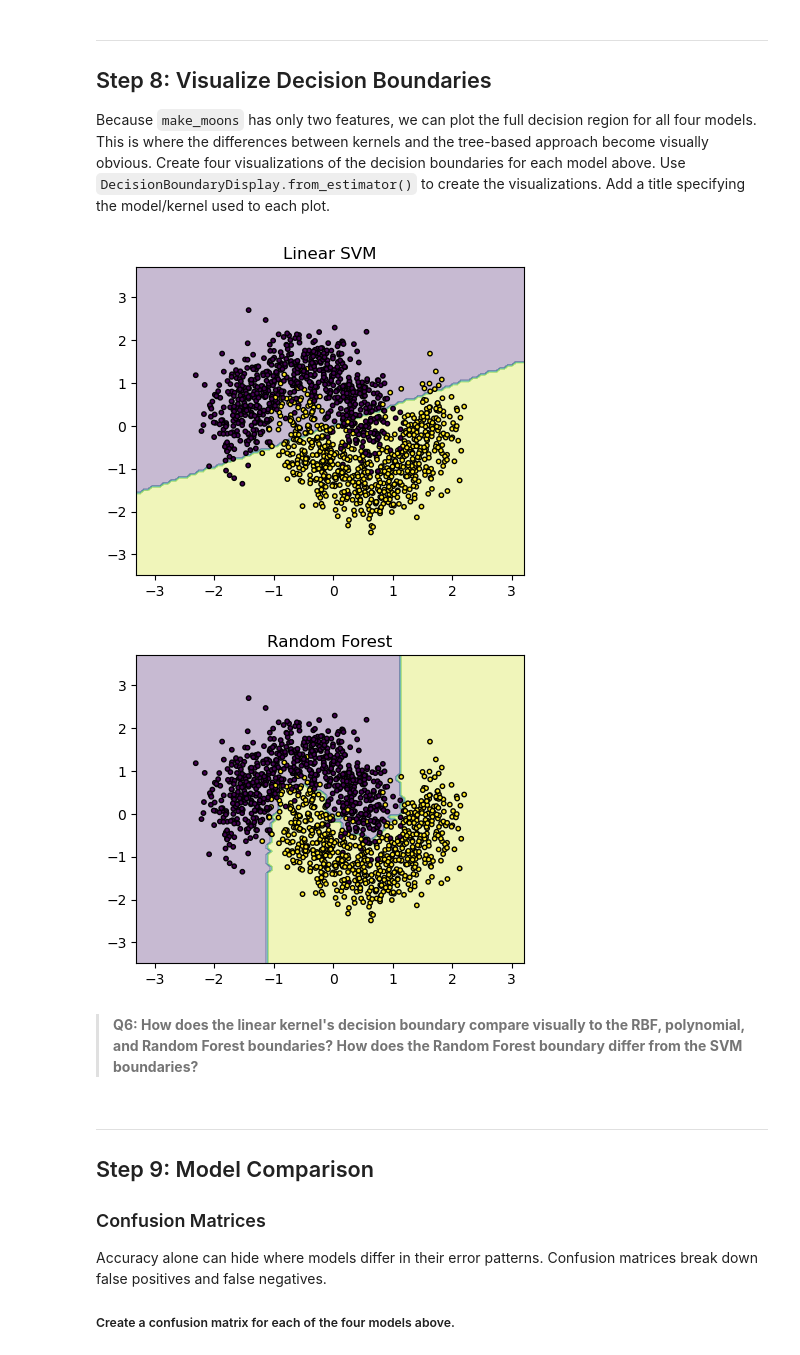
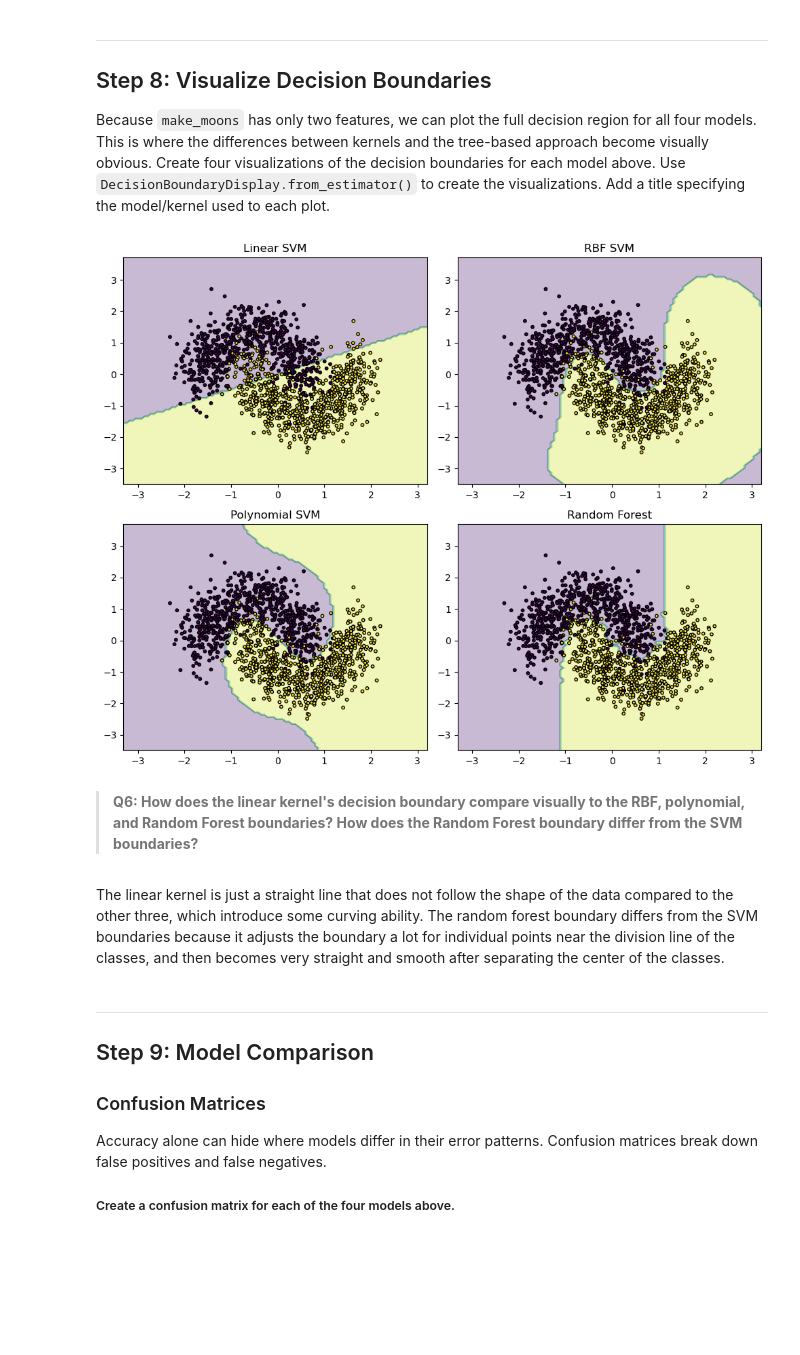
Before and after one commit to avarobillard/eds232-labs, a Jupyter notebook: lab8.ipynb, the cells around one changed output. Drawn from its saved outputs; the diff is of its cells as text; code cells hidden in the pictures; blank space fills up the shorter version.

```diff
--- a/lab8.ipynb
+++ b/lab8.ipynb
@@ -162,6 +167,7 @@ param_grid = {
     'gamma': ['scale', 0.001, 0.01, 0.1, 1, 10]
 }
 
+# Grid search over parameters for best rbf kernel configuration
 grid_rbf = GridSearchCV(
     SVC(kernel = 'rbf', random_state = 42),
     param_grid,
@@ -170,9 +176,10 @@ grid_rbf = GridSearchCV(
     n_jobs = -1
 )
 
+# Best parameters, CV accuracy, test accuracy
 grid_rbf.fit(X_train_s, y_train)
-svc_best = grid_rbf.best_estimator_
-svc_best_acc = accuracy_score(y_test, svc_best.predict(X_test_s))
+best_rbf = grid_rbf.best_estimator_
+svc_best_acc = accuracy_score(y_test, best_rbf.predict(X_test_s))
 
 print(f"Best parameters:  {grid_rbf.best_params_}")
 print(f"CV accuracy:      {grid_rbf.best_score_}")
@@ -212,6 +221,7 @@ param_grid = {
     'coef0': [0.0, 1.0]
 }
 
+# Grid search over parameters for best polynomial kernel configuration
 grid_poly = GridSearchCV(
     SVC(kernel = 'poly', random_state = 42),
     param_grid,
@@ -220,9 +230,10 @@ grid_poly = GridSearchCV(
     n_jobs = -1
 )
 
+# Best parameters, CV accuracy, test accuracy
 grid_poly.fit(X_train_s, y_train)
-svc_best = grid_poly.best_estimator_
-svc_best_acc = accuracy_score(y_test, svc_best.predict(X_test_s))
+best_poly = grid_poly.best_estimator_
+svc_best_acc = accuracy_score(y_test, best_poly.predict(X_test_s))
 
 print(f"Best parameters:  {grid_poly.best_params_}")
 print(f"CV accuracy:      {grid_poly.best_score_}")
@@ -340,22 +359,40 @@ Test Accuracy:   0.938
 Because `make_moons` has only two features, we can plot the full decision region for all four models. This is where the differences between kernels and the tree-based approach become visually obvious. Create four visualizations of the decision boundaries for each model above. Use  `DecisionBoundaryDisplay.from_estimator()` to create the visualizations. Add a title specifying the model/kernel used to each plot.
 # %%
 # Plot decision region for all four models
-fig, ax = plt.subplots(figsize = (5,4))
-DecisionBoundaryDisplay.from_estimator(best_linear, X_train_s, ax = ax, response_method = "predict", alpha = 0.3)
-ax.scatter(X_train_s[:, 0], X_train_s[:,1], c = y_train, s = 10, edgecolors = 'k')
+fig, axes = plt.subplots(2, 2, figsize=(10, 8))
+
+# Linear kernel
+ax = axes[0, 0]
+DecisionBoundaryDisplay.from_estimator(best_linear, X_train_s, ax=ax, response_method="predict", alpha=0.3)
+ax.scatter(X_train_s[:, 0], X_train_s[:,1], c=y_train, s=10, edgecolors='k')
 ax.set_title("Linear SVM")
+
+# RBF kernel
+ax = axes[0, 1]
+DecisionBoundaryDisplay.from_estimator(best_rbf, X_train_s, ax=ax, response_method="predict", alpha=0.3)
+ax.scatter(X_train_s[:, 0], X_train_s[:,1], c=y_train, s=10, edgecolors='k')
+ax.set_title("RBF SVM")
+
+# Polynomial kernel
+ax = axes[1, 0]
+DecisionBoundaryDisplay.from_estimator(best_poly, X_train_s, ax=ax, response_method="predict", alpha=0.3)
+ax.scatter(X_train_s[:, 0], X_train_s[:,1], c=y_train, s=10, edgecolors='k')
+ax.set_title("Polynomial SVM")
+
+# Random forest model
+ax = axes[1, 1]
+DecisionBoundaryDisplay.from_estimator(best_rf, X_train_s, ax=ax, response_method="predict", alpha=0.3)
+ax.scatter(X_train_s[:, 0], X_train_s[:,1], c=y_train, s=10, edgecolors='k')
+ax.set_title("Random Forest")
+
+plt.tight_layout()
 plt.show()
-
-fig, ax = plt.subplots(figsize = (5,4))
-DecisionBoundaryDisplay.from_estimator(best_rf, X_train_s, ax = ax, response_method = "predict", alpha = 0.3)
-ax.scatter(X_train_s[:, 0], X_train_s[:,1], c = y_train, s = 10, edgecolors = 'k')
-ax.set_title("Random Forest")
-plt.show()
 # %% [output]
-[figure, old version]
+[figure, new version]
-[figure, removed]
 # %% [markdown]
 > **Q6: How does the linear kernel's decision boundary compare visually to the RBF, polynomial, and Random Forest boundaries? How does the Random Forest boundary differ from the SVM boundaries?**
+# %% [markdown]
+The linear kernel is just a straight line that does not follow the shape of the data compared to the other three, which introduce some curving ability. The random forest boundary differs from the SVM boundaries because it adjusts the boundary a lot for individual points near the division line of the classes, and then becomes very straight and smooth after separating the center of the classes.
 # %% [markdown]
 ---
 
```
Also changed, not shown: parts of 16 cells of this notebook, 1 other file.
